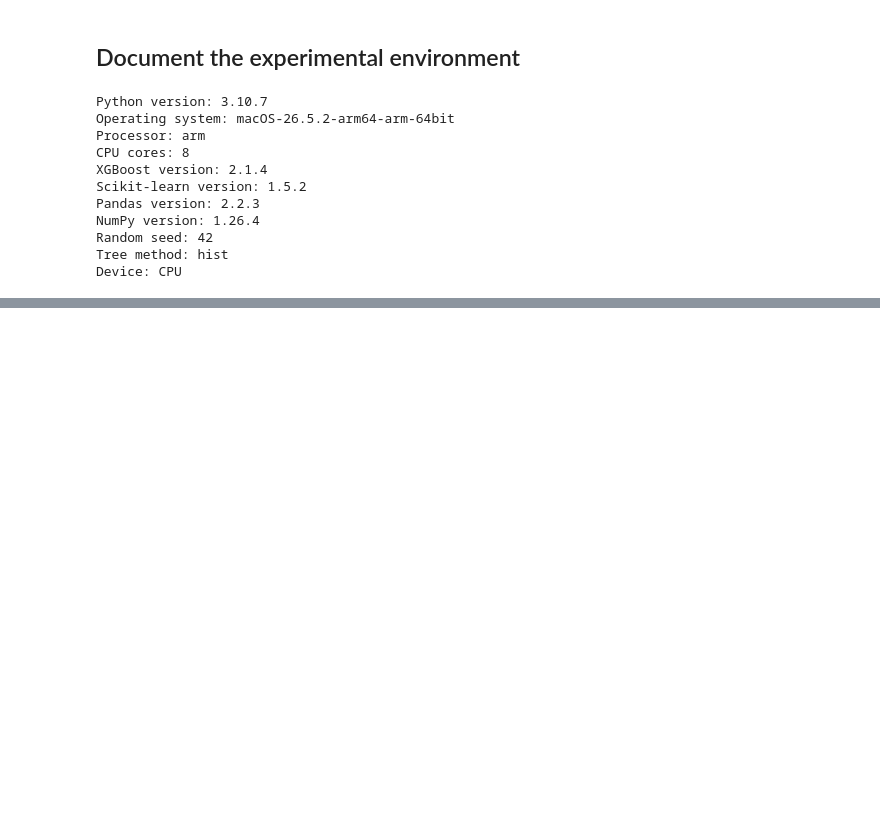
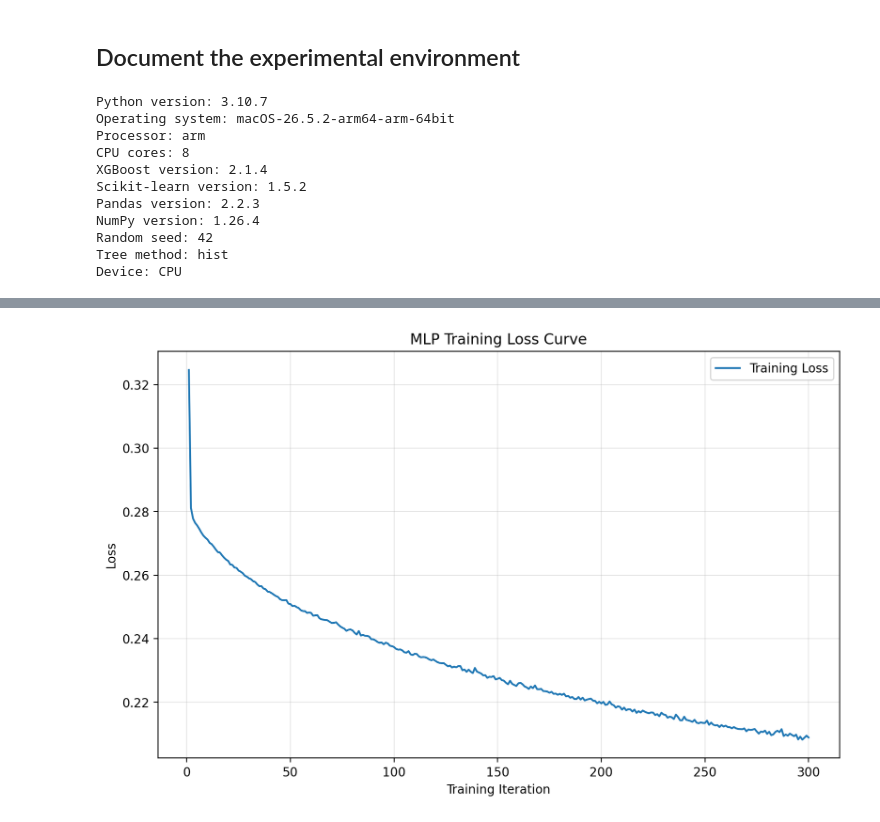
Before and after one commit to CharlotteZZh/AppliedML_hw2, a Jupyter notebook: AppliedML_hw2.ipynb, the cells around one changed output, grey strips where cells are left out. Cells and saved outputs as stored; diff of their text form; code cells hidden in the pictures; blank space fills up the shorter version.

```diff
--- a/AppliedML_hw2.ipynb
+++ b/AppliedML_hw2.ipynb
@@ -587,0 +754,9 @@ Device: CPU
+# %%
+mlp_results_df = pd.DataFrame(mlp_results)
+
+mlp_results_df = mlp_results_df.sort_values(
+    by="validation_AP",
+    ascending=False
+).reset_index(drop=True)
+
+display(mlp_results_df.round(4))
@@ -587,0 +805,13 @@ Device: CPU
+# %%
+best_mlp_result = mlp_results_df.iloc[0]
+
+best_mlp_name = best_mlp_result["experiment"]
+best_mlp_model = mlp_models[best_mlp_name]
+
+print("Best MLP configuration:")
+print(best_mlp_result)
+
+print("\nSelected model:", best_mlp_name)
+print("Architecture:", best_mlp_model.hidden_layer_sizes)
+print("Iterations:", best_mlp_model.n_iter_)
+print("Convergence warning:", best_mlp_result["convergence_warning"])
@@ -587,0 +836,17 @@ Device: CPU
+# %%
+plt.figure(figsize=(10, 6))
+
+plt.plot(
+    range(1, len(best_mlp_model.loss_curve_) + 1),
+    best_mlp_model.loss_curve_,
+    label="Training Loss"
+)
+
+plt.xlabel("Training Iteration")
+plt.ylabel("Loss")
+plt.title("MLP Training Loss Curve")
+plt.legend()
+plt.grid(alpha=0.3)
+plt.show()
+# %% [output]
+[figure, added]
```
Also changed, not shown: parts of 29 cells of this notebook.
